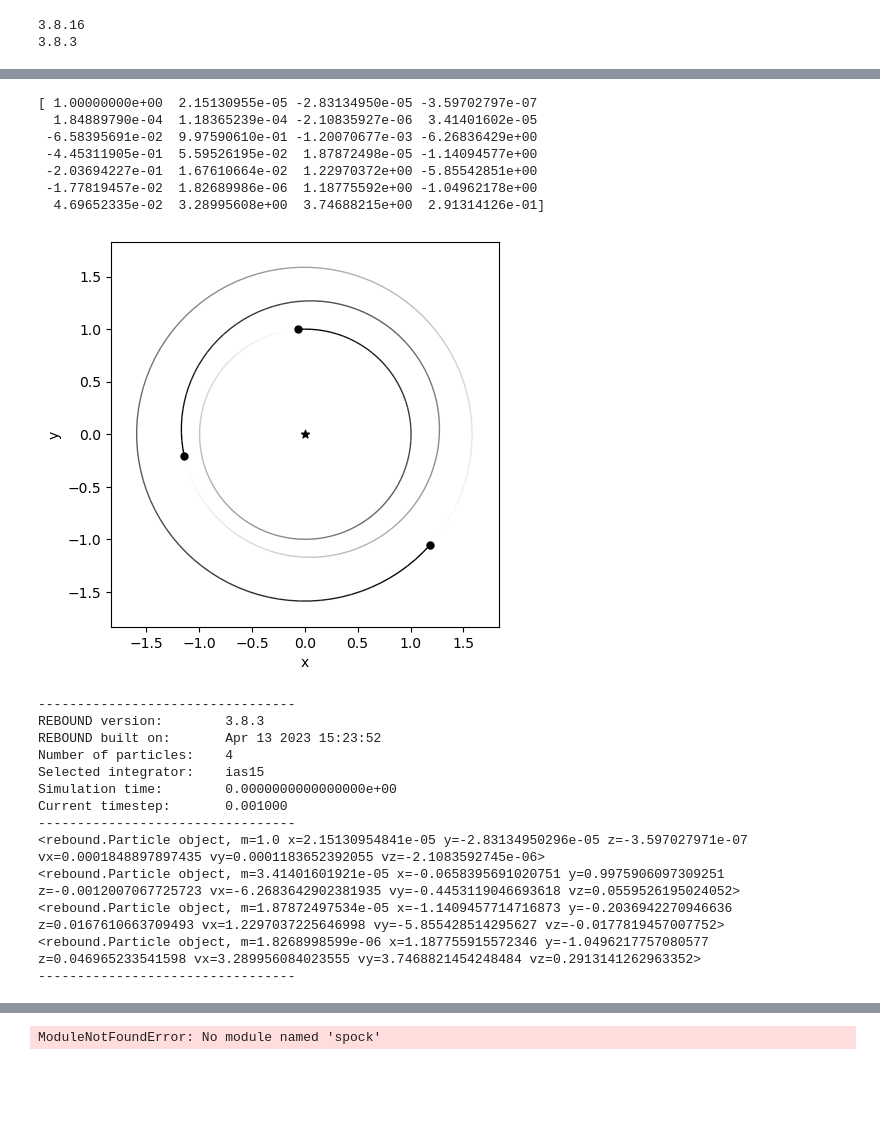
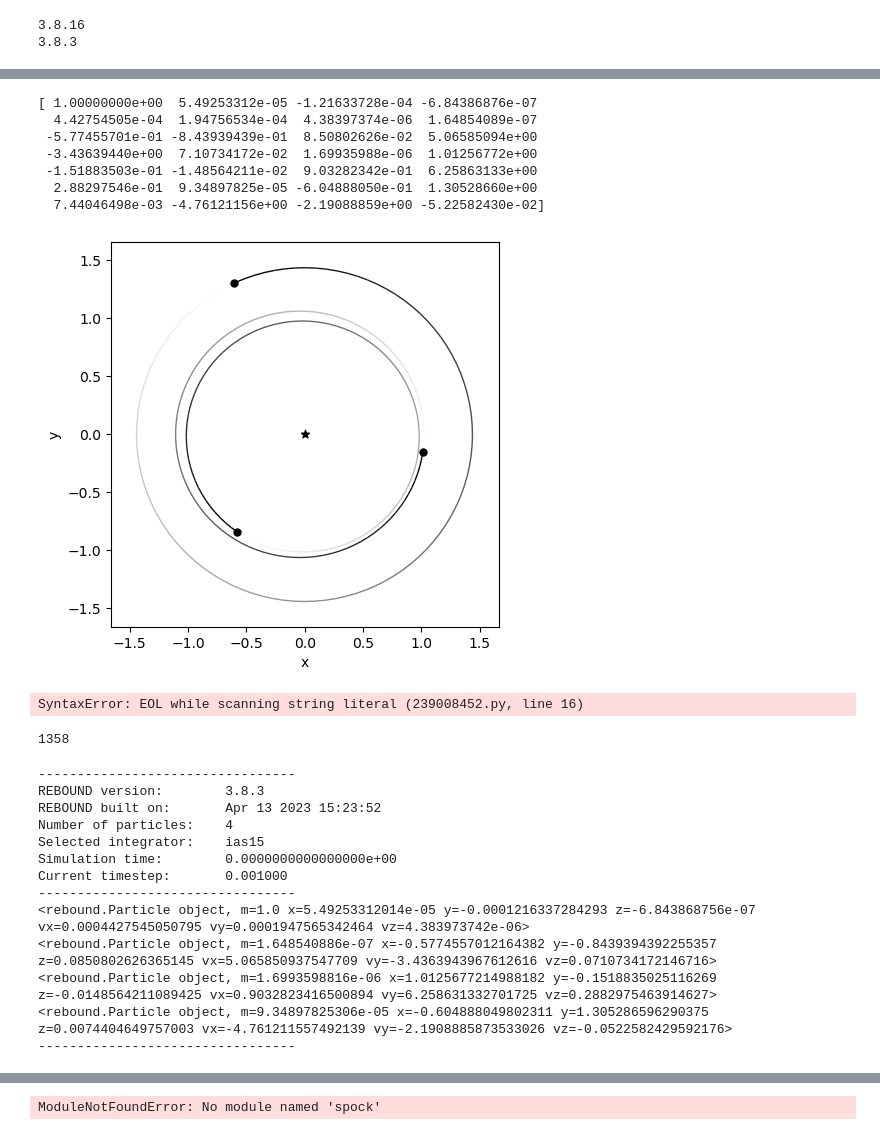
Before and after one commit to YolandaBa/spock, a Jupyter notebook: generate_training_data/simulationtesting.ipynb, the cells around one changed output, grey strips where cells are left out. Cells and saved outputs as stored; diff of their text form; code cells hidden in the pictures; blank space fills up the shorter version.

Commit message:
add a new version training_data function

```diff
--- a/generate_training_data/simulationtesting.ipynb
+++ b/generate_training_data/simulationtesting.ipynb
@@ -146,31 +146,73 @@ with open('data.csv', 'w') as f:
 # %%
 # import numpy as np
 # import rebound
 
 # Read the CSV file, contain all data
 all_data = np.loadtxt('data.csv', delimiter=',',dtype=np.float64)
 #choose a specific row
-data = all_data[0]
+data = all_data[137]
 
 
 print(data)
 #plot
 sim = rebound.Simulation()
 sim.G=4*np.pi**2
 sim.add(m=data[0], x=data[1], y=data[2], z=data[3], vx=data[4], vy=data[5], vz=data[6])
 sim.add(m=data[7], x=data[8], y=data[9], z=data[10], vx=data[11], vy=data[12], vz=data[13])
 sim.add(m=data[14], x=data[15], y=data[16], z=data[17], vx=data[18], vy=data[19], vz=data[20])
 sim.add(m=data[21], x=data[22], y=data[23], z=data[24], vx=data[25], vy=data[26], vz=data[27])
 fig1 = rebound.OrbitPlot(sim)
 # %% [output]
-[ 1.00000000e+00  2.15130955e-05 -2.83134950e-05 -3.59702797e-07
-  1.84889790e-04  1.18365239e-04 -2.10835927e-06  3.41401602e-05
- -6.58395691e-02  9.97590610e-01 -1.20070677e-03 -6.26836429e+00
- -4.45311905e-01  5.59526195e-02  1.87872498e-05 -1.14094577e+00
- -2.03694227e-01  1.67610664e-02  1.22970372e+00 -5.85542851e+00
- -1.77819457e-02  1.82689986e-06  1.18775592e+00 -1.04962178e+00
-  4.69652335e-02  3.28995608e+00  3.74688215e+00  2.91314126e-01]
+[ 1.00000000e+00  5.49253312e-05 -1.21633728e-04 -6.84386876e-07
+  4.42754505e-04  1.94756534e-04  4.38397374e-06  1.64854089e-07
+ -5.77455701e-01 -8.43939439e-01  8.50802626e-02  5.06585094e+00
+ -3.43639440e+00  7.10734172e-02  1.69935988e-06  1.01256772e+00
+ -1.51883503e-01 -1.48564211e-02  9.03282342e-01  6.25863133e+00
+  2.88297546e-01  9.34897825e-05 -6.04888050e-01  1.30528660e+00
+  7.44046498e-03 -4.76121156e+00 -2.19088859e+00 -5.22582430e-02]
-[figure, old version]
+[figure, new version]
+# %%
+def training_data_new(row, safolder, runfunc, args):
+    try:
+        string = row['runstring'] # should get something like: xxxxxxx.bin, eg 0000001.bin
+        # intRow get the binary file number of the binary file
+        intRow = int(string[:-4])  # remove the last four characters '.bin' and convert to integer
+
+        # read our csv
+        all_data = np.loadtxt('data.csv', delimiter=',',dtype=np.float64)
+        # get corresponding row
+        data = all_data[intRow]
+        # create a new simulation
+        sim = rebound.Simulation()
+        sim.G=4*np.pi**2
+        sim.add(m=data[0], x=data[1], y=data[2], z=data[3], vx=data[4], vy=data[5], vz=data[6])
+        sim.add(m=data[7], x=data[8], y=data[9], z=data[10], vx=data[11], vy=data[12], vz=data[13])
+        sim.add(m=data[14], x=data[15], y=data[16], z=data[17], vx=data[18], vy=data[19], vz=data[20])
+        sim.add(m=data[21], x=data[22], y=data[23], z=data[24], vx=data[25], vy=data[26], vz=data[27])
+        #fig1 = rebound.OrbitPlot(sim)
+
+    except:
+        print("training_data_functions.py Error reading " + safolder+'sa'+row['>
+        return None
+
+    init_sim_parameters(sim)
+
+    try:
+        ret, stable = runfunc(sim, args)
+    except:
+        print('{0} failed'.format(row['runstring']))
+        return None
+
+    r = ret[0] # all runfuncs return list of features for all adjacent trios (t>
+    return pd.Series(r, index=list(r.keys())) # conert OrderedDict to pandas Se>
+# %% [output]
+SyntaxError: EOL while scanning string literal (239008452.py, line 16)
+# %%
+runstring = "0001358.bin"
+intRow = int(runstring[:-4])
+print(intRow)
+# %% [output]
+1358
 # %%
 sim.status()
 # %% [output]
@@ -182,10 +224,10 @@ Selected integrator:    ias15
 Simulation time:        0.0000000000000000e+00
 Current timestep:       0.001000
 ---------------------------------
-<rebound.Particle object, m=1.0 x=2.15130954841e-05 y=-2.83134950296e-05 z=-3.597027971e-07 vx=0.0001848897897435 vy=0.0001183652392055 vz=-2.1083592745e-06>
-<rebound.Particle object, m=3.41401601921e-05 x=-0.0658395691020751 y=0.9975906097309251 z=-0.0012007067725723 vx=-6.2683642902381935 vy=-0.4453119046693618 vz=0.0559526195024052>
-<rebound.Particle object, m=1.87872497534e-05 x=-1.1409457714716873 y=-0.2036942270946636 z=0.0167610663709493 vx=1.2297037225646998 vy=-5.855428514295627 vz=-0.0177819457007752>
-<rebound.Particle object, m=1.8268998599e-06 x=1.187755915572346 y=-1.0496217757080577 z=0.046965233541598 vx=3.289956084023555 vy=3.7468821454248484 vz=0.2913141262963352>
+<rebound.Particle object, m=1.0 x=5.49253312014e-05 y=-0.0001216337284293 z=-6.843868756e-07 vx=0.0004427545050795 vy=0.0001947565342464 vz=4.383973742e-06>
+<rebound.Particle object, m=1.648540886e-07 x=-0.5774557012164382 y=-0.8439394392255357 z=0.0850802626365145 vx=5.065850937547709 vy=-3.4363943967612616 vz=0.0710734172146716>
+<rebound.Particle object, m=1.6993598816e-06 x=1.0125677214988182 y=-0.1518835025116269 z=-0.0148564211089425 vx=0.9032823416500894 vy=6.258631332701725 vz=0.2882975463914627>
+<rebound.Particle object, m=9.34897825306e-05 x=-0.604888049802311 y=1.305286596290375 z=0.0074404649757003 vx=-4.761211557492139 vy=-2.1908885873533026 vz=-0.0522582429592176>
 ---------------------------------
 # %%
 sim2.status()
```
Also changed, not shown: parts of 3 cells of this notebook.
